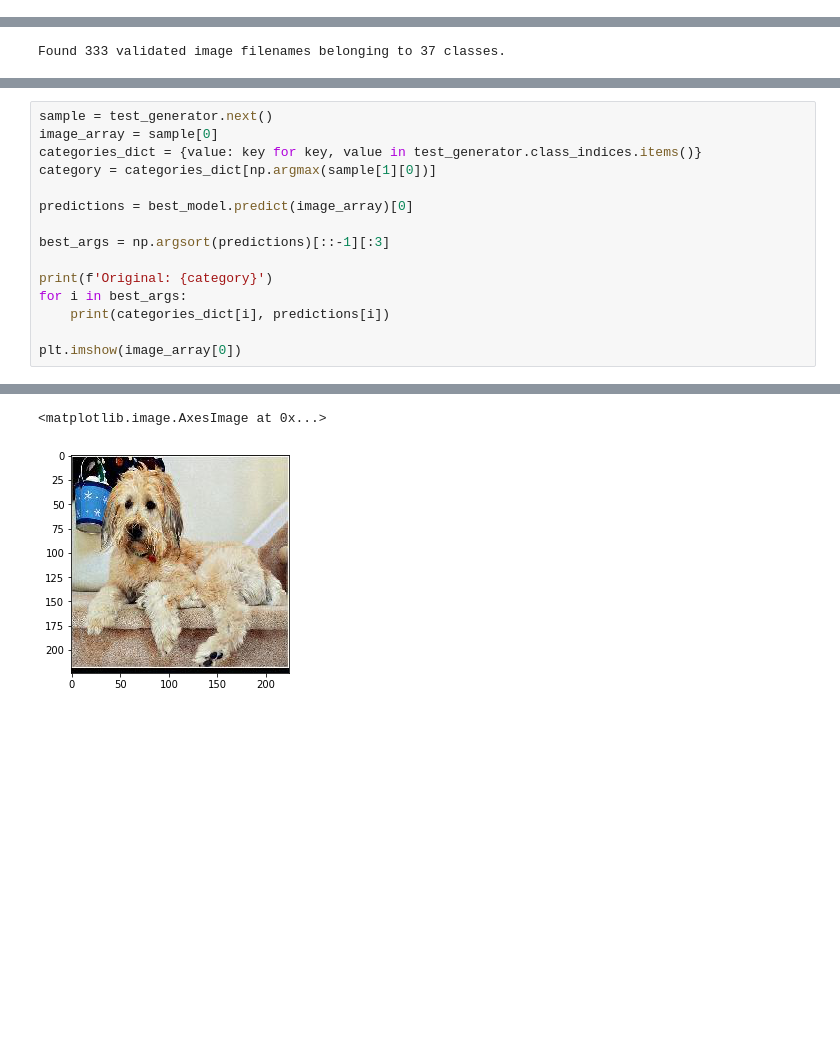
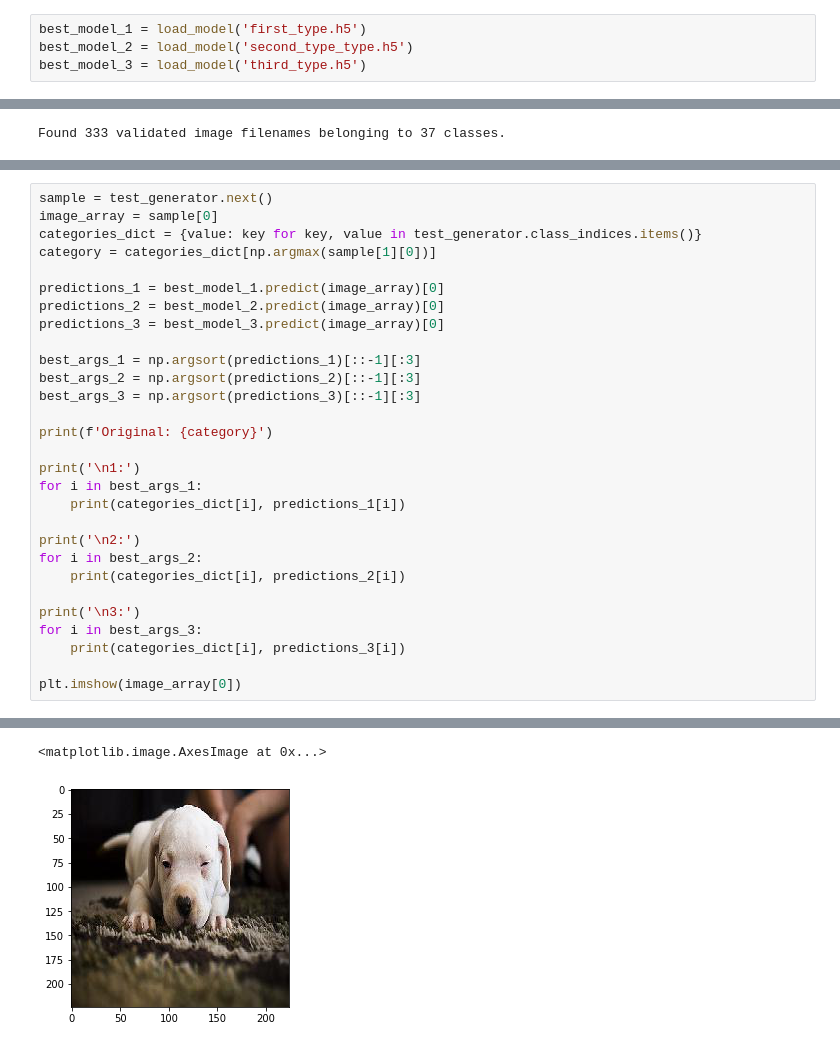
Before and after one commit to MikhailMurashov/deep_learning, a Jupyter notebook: transfer learning/main.ipynb, the cells around one changed output, grey strips where cells are left out. Cells and saved outputs as stored; diff of their text form; blank space fills up the shorter version.

```diff
--- a/transfer learning/main.ipynb
+++ b/transfer learning/main.ipynb
@@ -351,0 +384,4 @@ best_model = load_model('resnet-pool-drop07.h5')
+# %%
+best_model_1 = load_model('first_type.h5')
+best_model_2 = load_model('second_type_type.h5')
+best_model_3 = load_model('third_type.h5')
@@ -379,13 +433,27 @@ image_array = sample[0]
 categories_dict = {value: key for key, value in test_generator.class_indices.items()}
 category = categories_dict[np.argmax(sample[1][0])]
 
-predictions = best_model.predict(image_array)[0]
+predictions_1 = best_model_1.predict(image_array)[0]
+predictions_2 = best_model_2.predict(image_array)[0]
+predictions_3 = best_model_3.predict(image_array)[0]
 
-best_args = np.argsort(predictions)[::-1][:3]
+best_args_1 = np.argsort(predictions_1)[::-1][:3]
+best_args_2 = np.argsort(predictions_2)[::-1][:3]
+best_args_3 = np.argsort(predictions_3)[::-1][:3]
 
 print(f'Original: {category}')
-for i in best_args:
-    print(categories_dict[i], predictions[i])
+
+print('\n1:')
+for i in best_args_1:
+    print(categories_dict[i], predictions_1[i])
+
+print('\n2:')
+for i in best_args_2:
+    print(categories_dict[i], predictions_2[i])
+
+print('\n3:')
+for i in best_args_3:
+    print(categories_dict[i], predictions_3[i])
 
 plt.imshow(image_array[0])
 # %% [output]
@@ -396,2 +476,2 @@ scottish_terrier 0.0036167
 <matplotlib.image.AxesImage at 0x...>
-[figure, old version]
+[figure, new version]
```
Also changed, not shown: parts of 6 cells of this notebook, 4 other files.
